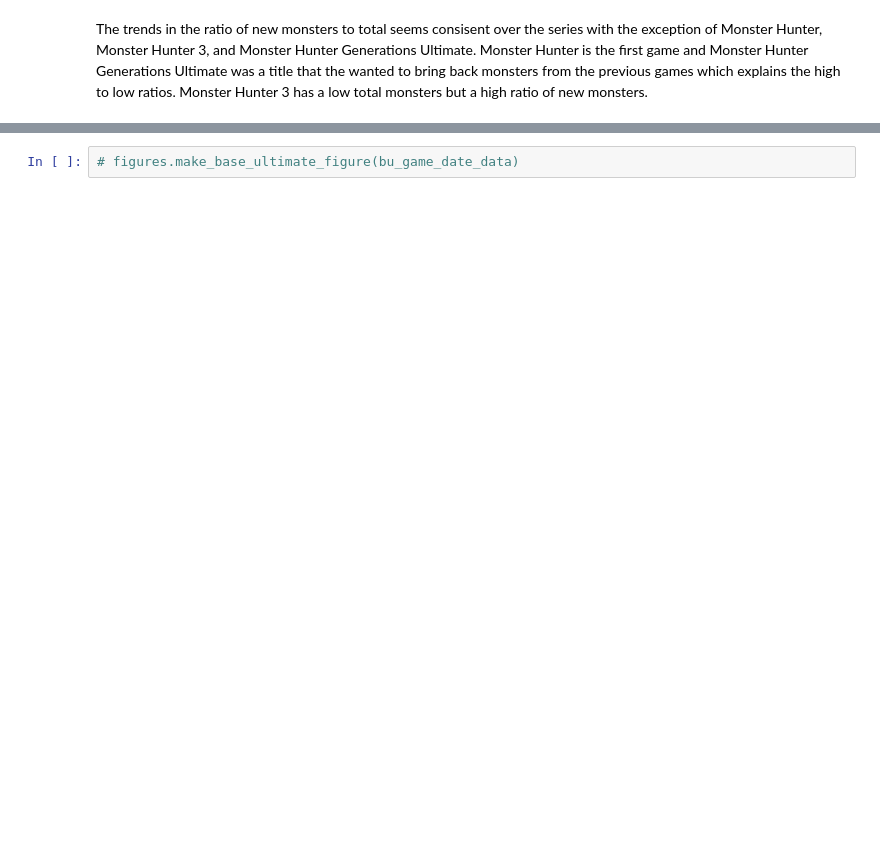
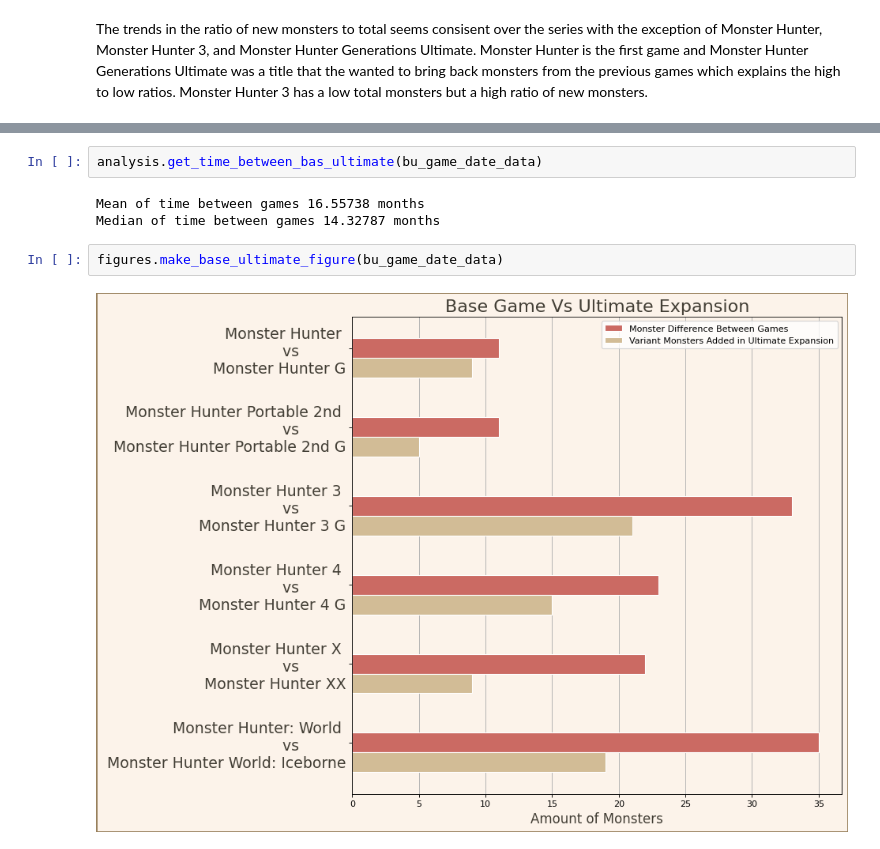
Before and after one commit to Piercson/Monster-Hunter-Data, a Jupyter notebook: MonsterHunter.ipynb, the cells around one changed output, grey strips where cells are left out. Saved outputs shown, nothing was run; the diff lists cells and outputs as text; blank space fills up the shorter version.

```diff
--- a/MonsterHunter.ipynb
+++ b/MonsterHunter.ipynb
@@ -419,2 +409,9 @@ we can hope that it will be released in 14-15 months on
+# %%
+analysis.get_time_between_bas_ultimate(bu_game_date_data)
+# %% [output]
+Mean of time between games 16.55738 months
+Median of time between games 14.32787 months
 # %%
-# figures.make_base_ultimate_figure(bu_game_date_data)
+figures.make_base_ultimate_figure(bu_game_date_data)
+# %% [output]
+[figure, added]
```
Also changed, not shown: parts of 19 cells of this notebook, 6 other files.
